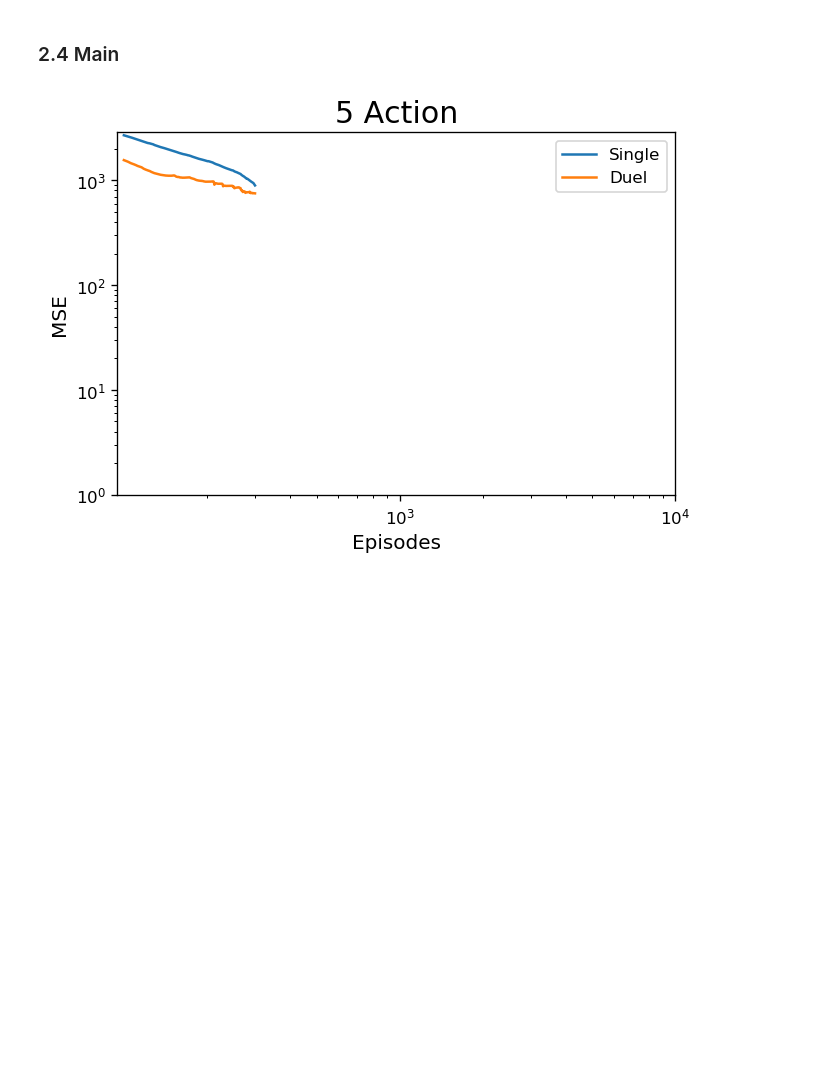
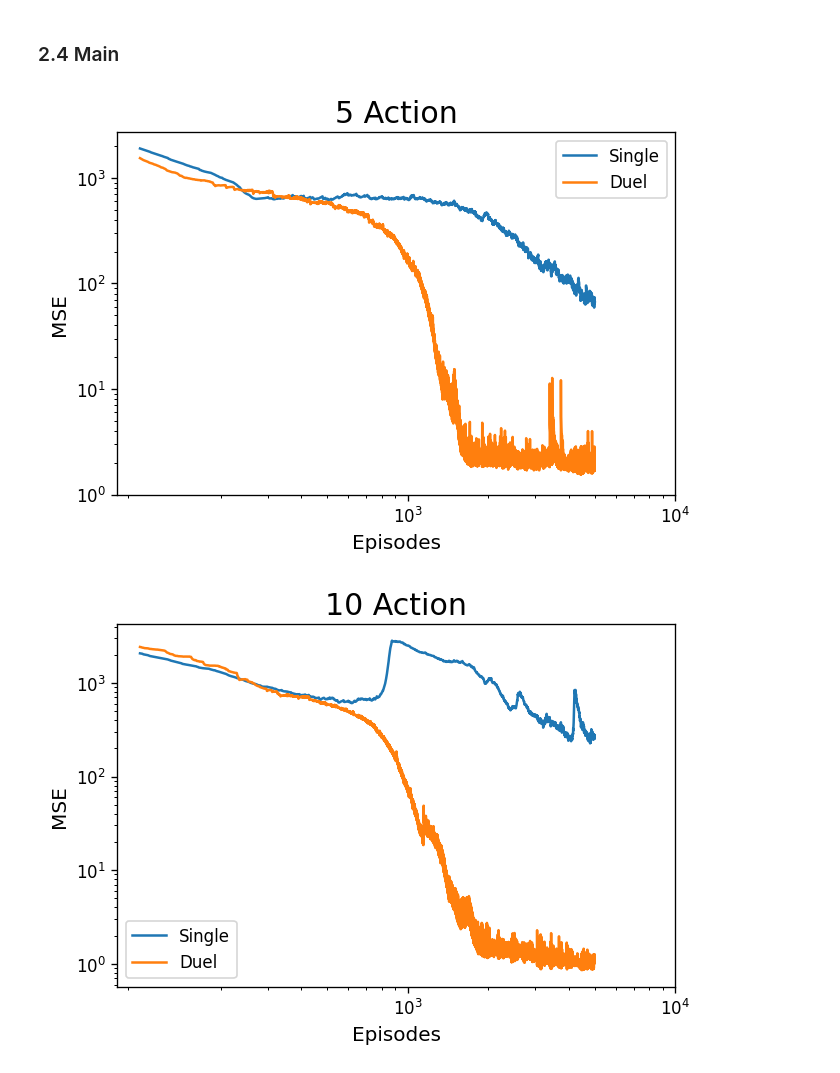
Before and after one commit to solved2/Dueling-DQN-Experiment, a Jupyter notebook: Corridor Environment Policy Evaluation(checkpoint2).ipynb, the cells around one changed output. Saved outputs shown, nothing was run; the diff lists cells and outputs as text; code cells hidden in the pictures; blank space fills up the shorter version.

```diff
--- a/Corridor Environment Policy Evaluation(checkpoint2).ipynb
+++ b/Corridor Environment Policy Evaluation(checkpoint2).ipynb
@@ -245,7 +245,7 @@ def main(mode):
     score = 0.0
     optimizer = optim.Adam(q.parameters(), lr=learning_rate)
 
-    for n_epi in range(1, 300):
+    for n_epi in range(1, 5001):
         x, y = env.reset()
         done = False
         reward = 0
@@ -278,31 +278,32 @@ def main(mode):
             x, y = nxt_x, nxt_y
 
             score += r
             reward += r
             if done:
                 break
 
         se = 0
         if n_epi >= 100:
             for row in range(0, 19):
                 for col in range(0, 50):
                     if is_state(row, col) == True and is_terminal(row, col) == False:
                         state = torch.tensor([row, col], dtype=torch.float)
                         se += np.sum((q(state).cpu().detach().numpy() - exact_q_table[row, col, :])**2)
             x_list += [n_epi]
             y_list += [se/(68*action_num)] # mse
 
     graph_Figure3(x_list, y_list, mode)
 
 
 
 if __name__ == '__main__':
     global action_num, exact_q_table
     for size in [5, 10, 20]:
         action_num = size
         exact_q_table = np.zeros((19, 50, action_num))
         solve_MDP()
         main("Single")
         main("Duel")
 # %% [output]
-[figure, old version]
+[figure, new version]
+[figure, added]
```
Also changed, not shown: parts of 1 cell of this notebook.
